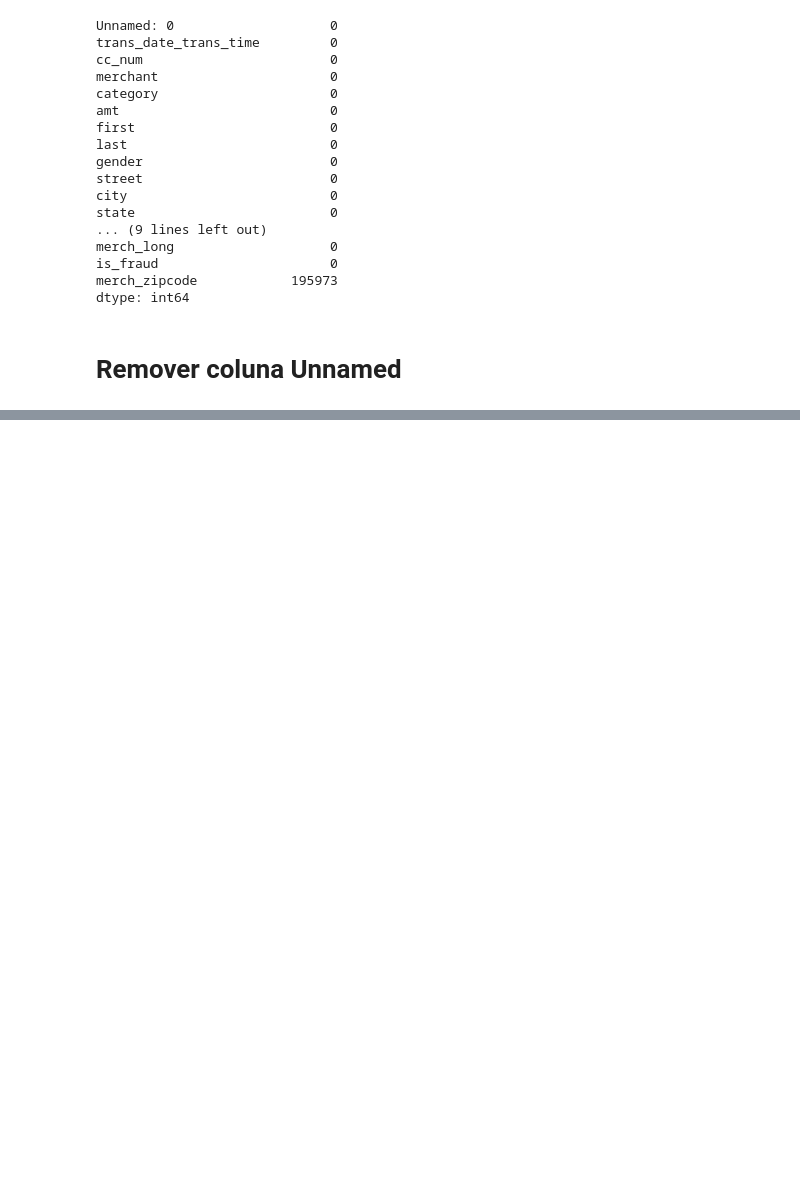
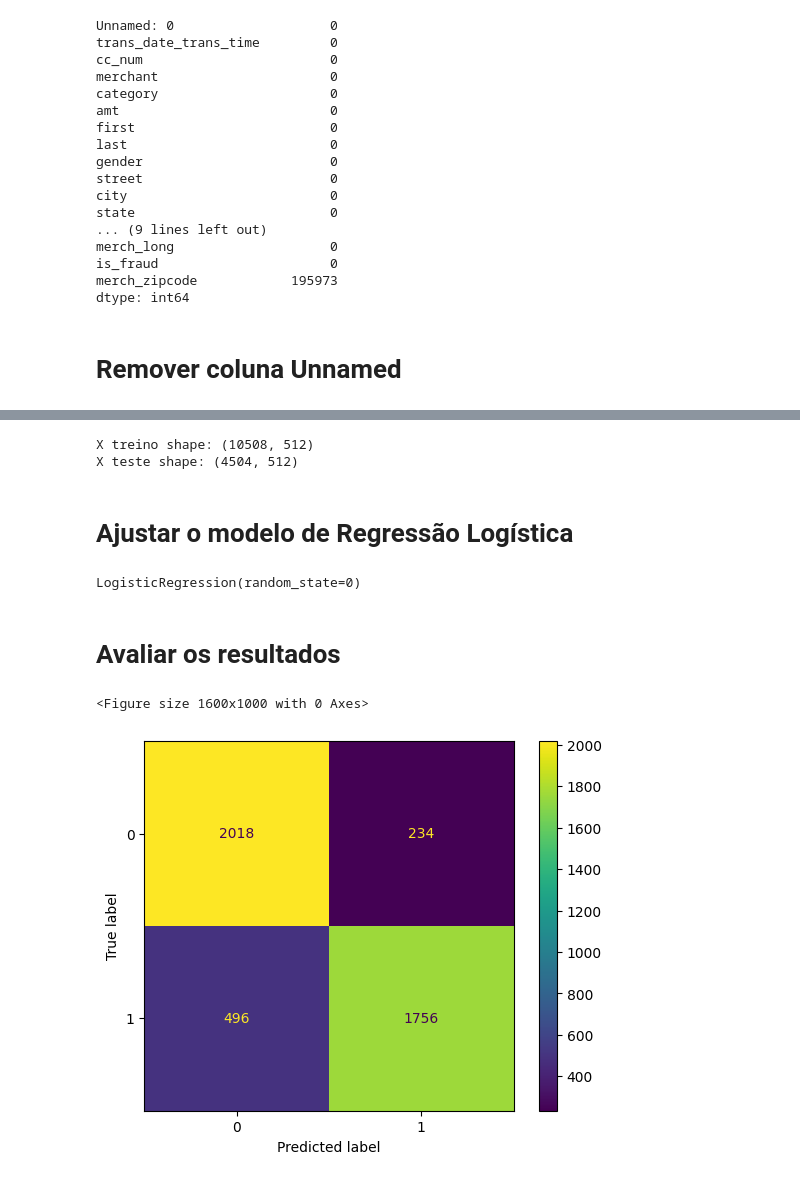
Before and after one commit to thiago2608santana/disciplina-machine-learning, a Jupyter notebook: exploracao_inicial.ipynb, the cells around one changed output, grey strips where cells are left out. Drawn from its saved outputs; the diff is of its cells as text; code cells hidden in the pictures; blank space fills up the shorter version.

Commit message:
Desenvolvimento do script de exploracao inicial ate a etapa de treinamento de um modelo de regressao logistica

```diff
--- a/exploracao_inicial.ipynb
+++ b/exploracao_inicial.ipynb
@@ -64,0 +227,17 @@ df.head()
+# %%
+if TIPO_DE_TRANSFORMACAO == 'standardization':
+    scaler = StandardScaler()
+elif TIPO_DE_TRANSFORMACAO == 'min_max':
+    scaler = MinMaxScaler()
+else:
+    scaler = RobustScaler()
+# %%
+remove_columns = list(categorical_columns.columns)
+
+data_train = scaler.fit_transform(X_train.drop(remove_columns, axis=1))
+X_train_transformed = pd.DataFrame(data=data_train, columns=X_train.drop(remove_columns, axis=1).columns)
+X_train_transformed = pd.concat([X_train_transformed, X_train[remove_columns]], axis=1)
+
+data_test = scaler.transform(X_test.drop(remove_columns, axis=1))
+X_test_transformed = pd.DataFrame(data=data_test, columns=X_test.drop(remove_columns, axis=1).columns)
+X_test_transformed = pd.concat([X_test_transformed, X_test[remove_columns]], axis=1)
@@ -64,0 +262,26 @@ df.head()
+# %%
+print(f'X treino shape: {X_train_transformed.shape}')
+print(f'X teste shape: {X_test_transformed.shape}')
+# %% [output]
+X treino shape: (10508, 512)
+X teste shape: (4504, 512)
+# %% [markdown]
+# Ajustar o modelo de Regressão Logística
+# %%
+model = LogisticRegression(random_state=0)
+model.fit(X_train_transformed, y_train)
+# %% [output]
+LogisticRegression(random_state=0)
+# %% [markdown]
+# Avaliar os resultados
+# %%
+y_pred = model.predict(X_test_transformed)
+cm = confusion_matrix(y_test, y_pred, labels=model.classes_)
+# %%
+display_cm = ConfusionMatrixDisplay(confusion_matrix=cm, display_labels=model.classes_)
+plt.figure(figsize=(16, 10))
+display_cm.plot()
+plt.savefig('./Results/ConfusionMatrix.png')
+# %% [output]
+<Figure size 1600x1000 with 0 Axes>
+[figure, added]
```
Also changed, not shown: parts of 43 cells of this notebook, 2 other files.
